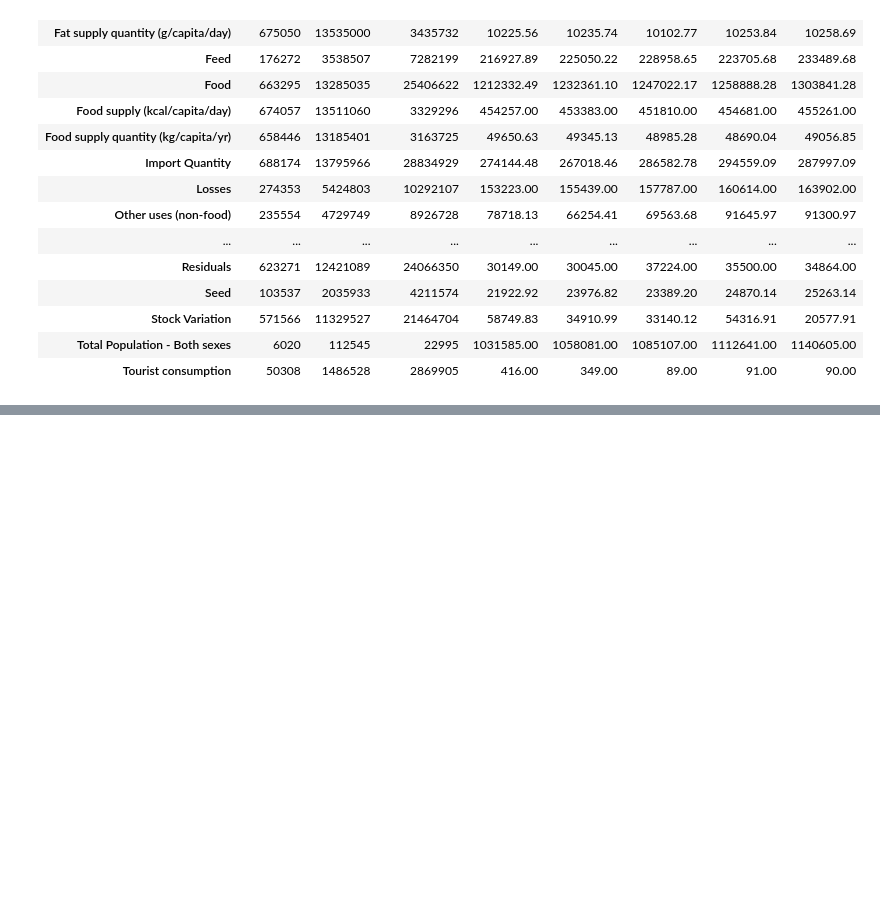
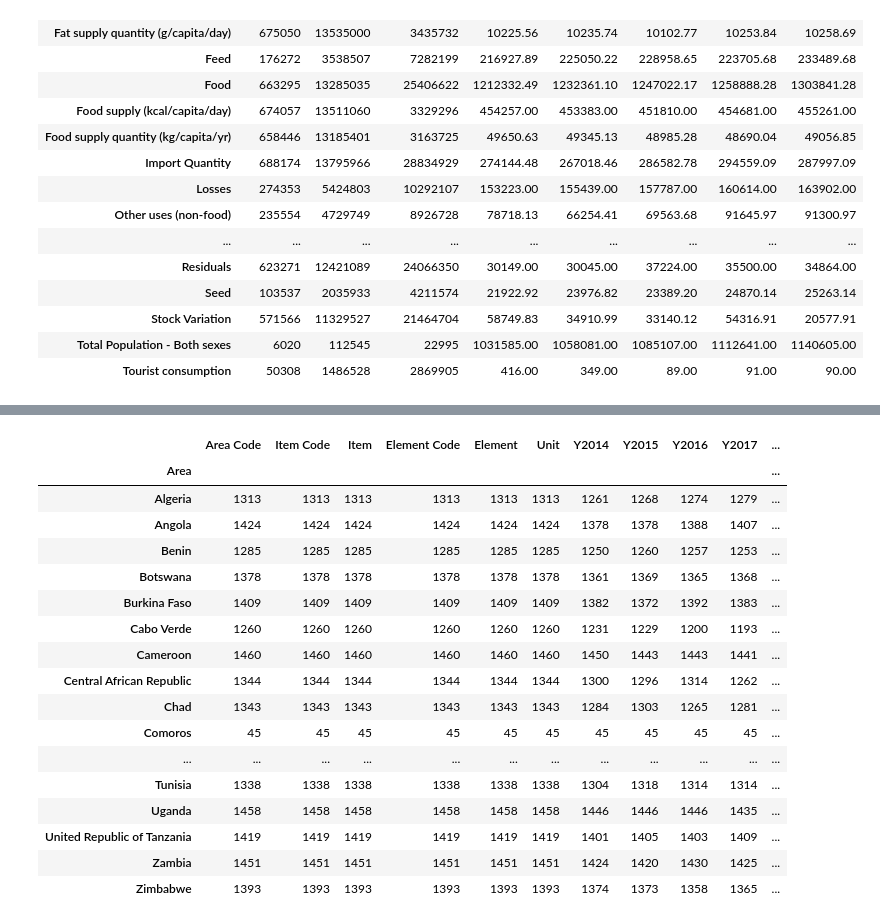
Before and after one commit to ChuChiMba/Graded_Quiz, a Jupyter notebook: Untitled3.ipynb, the cells around one changed output, grey strips where cells are left out. Cells and saved outputs as stored; diff of their text form; code cells hidden in the pictures; blank space fills up the shorter version.

```diff
--- a/Untitled3.ipynb
+++ b/Untitled3.ipynb
@@ -118,0 +132,21 @@ AttributeError: ignored
+# %%
+df.groupby('Area').count()
+# %% [output]
+|  | Area Code | Item Code | Item | Element Code | Element | Unit | Y2014 | Y2015 | Y2016 | Y2017 | ... |
+| Area |  |  |  |  |  |  |  |  |  |  | ... |
+| Algeria | 1313 | 1313 | 1313 | 1313 | 1313 | 1313 | 1261 | 1268 | 1274 | 1279 | ... |
+| Angola | 1424 | 1424 | 1424 | 1424 | 1424 | 1424 | 1378 | 1378 | 1388 | 1407 | ... |
+| Benin | 1285 | 1285 | 1285 | 1285 | 1285 | 1285 | 1250 | 1260 | 1257 | 1253 | ... |
+| Botswana | 1378 | 1378 | 1378 | 1378 | 1378 | 1378 | 1361 | 1369 | 1365 | 1368 | ... |
+| Burkina Faso | 1409 | 1409 | 1409 | 1409 | 1409 | 1409 | 1382 | 1372 | 1392 | 1383 | ... |
+| Cabo Verde | 1260 | 1260 | 1260 | 1260 | 1260 | 1260 | 1231 | 1229 | 1200 | 1193 | ... |
+| Cameroon | 1460 | 1460 | 1460 | 1460 | 1460 | 1460 | 1450 | 1443 | 1443 | 1441 | ... |
+| Central African Republic | 1344 | 1344 | 1344 | 1344 | 1344 | 1344 | 1300 | 1296 | 1314 | 1262 | ... |
+| Chad | 1343 | 1343 | 1343 | 1343 | 1343 | 1343 | 1284 | 1303 | 1265 | 1281 | ... |
+| Comoros | 45 | 45 | 45 | 45 | 45 | 45 | 45 | 45 | 45 | 45 | ... |
+| ... | ... | ... | ... | ... | ... | ... | ... | ... | ... | ... | ... |
+| Tunisia | 1338 | 1338 | 1338 | 1338 | 1338 | 1338 | 1304 | 1318 | 1314 | 1314 | ... |
+| Uganda | 1458 | 1458 | 1458 | 1458 | 1458 | 1458 | 1446 | 1446 | 1446 | 1435 | ... |
+| United Republic of Tanzania | 1419 | 1419 | 1419 | 1419 | 1419 | 1419 | 1401 | 1405 | 1403 | 1409 | ... |
+| Zambia | 1451 | 1451 | 1451 | 1451 | 1451 | 1451 | 1424 | 1420 | 1430 | 1425 | ... |
+| Zimbabwe | 1393 | 1393 | 1393 | 1393 | 1393 | 1393 | 1374 | 1373 | 1358 | 1365 | ... |
```
Also changed, not shown: parts of 4 cells of this notebook.
